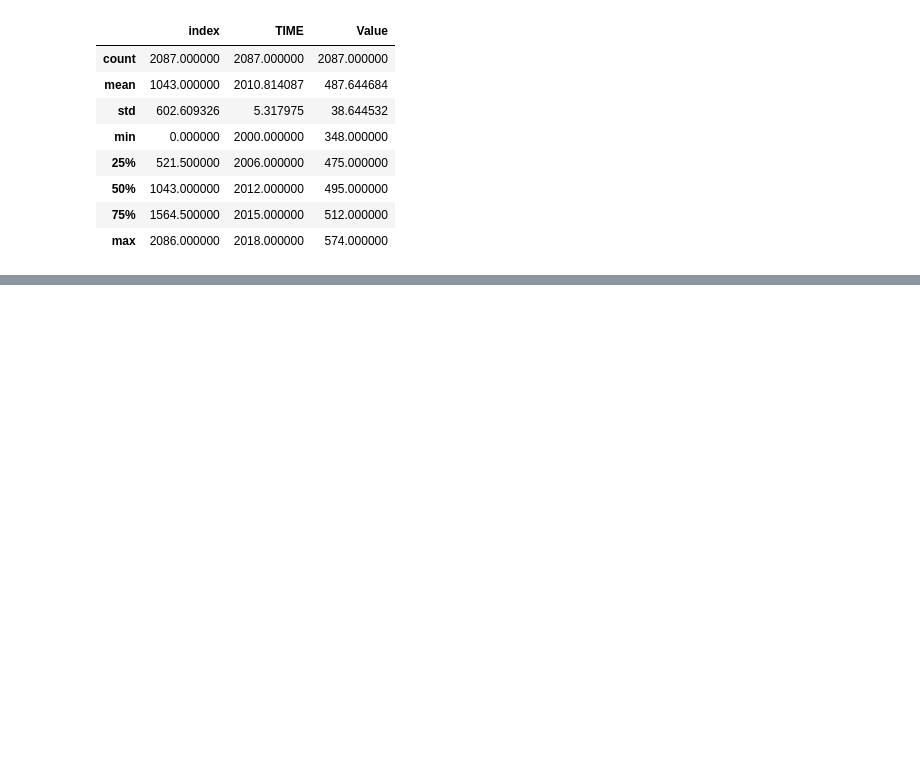
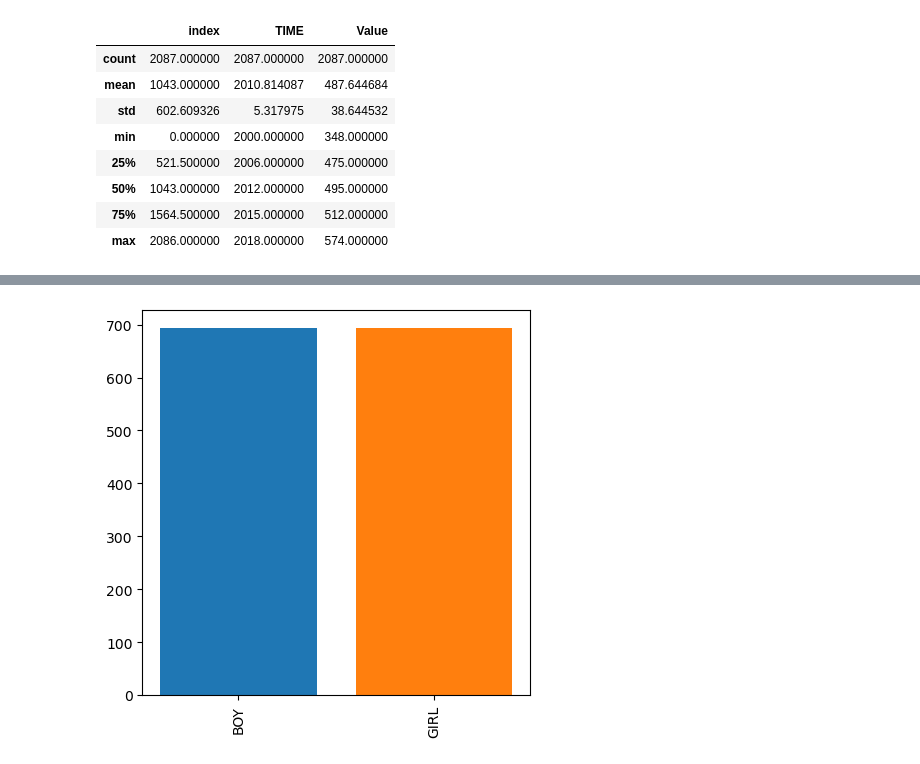
Before and after one commit to VirtueDevs/Pisa_ranks, a Jupyter notebook: Pisa_ranks.ipynb, the cells around one changed output, grey strips where cells are left out. Cells and saved outputs as stored; diff of their text form; code cells hidden in the pictures; blank space fills up the shorter version.

```diff
--- a/Pisa_ranks.ipynb
+++ b/Pisa_ranks.ipynb
@@ -110,0 +123,8 @@ count_df
+# %%
+plt.figure(figsize=(5,5))
+colors = sb.color_palette()
+plt.bar(count_subject['SUBJECT'], count_subject['Count'], color=colors)
+plt.xticks(rotation=90)
+plt.show()
+# %% [output]
+[figure, added]
```
Also changed, not shown: parts of 7 cells of this notebook.
